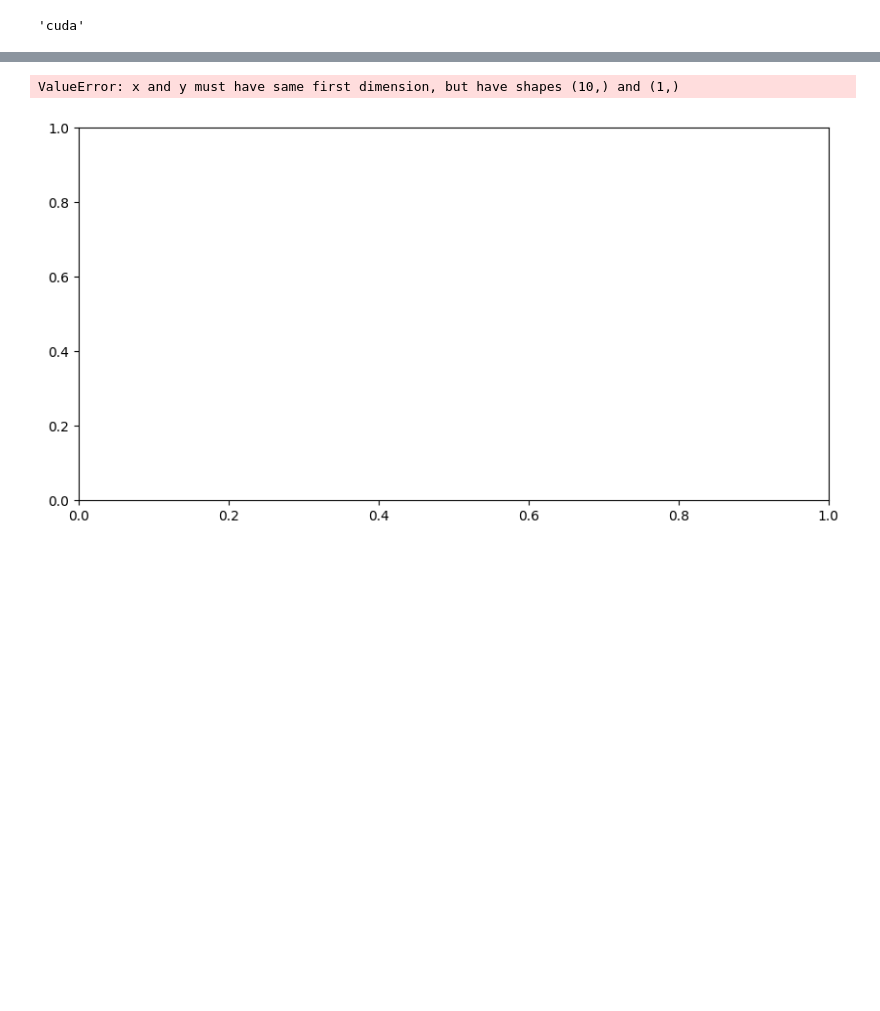
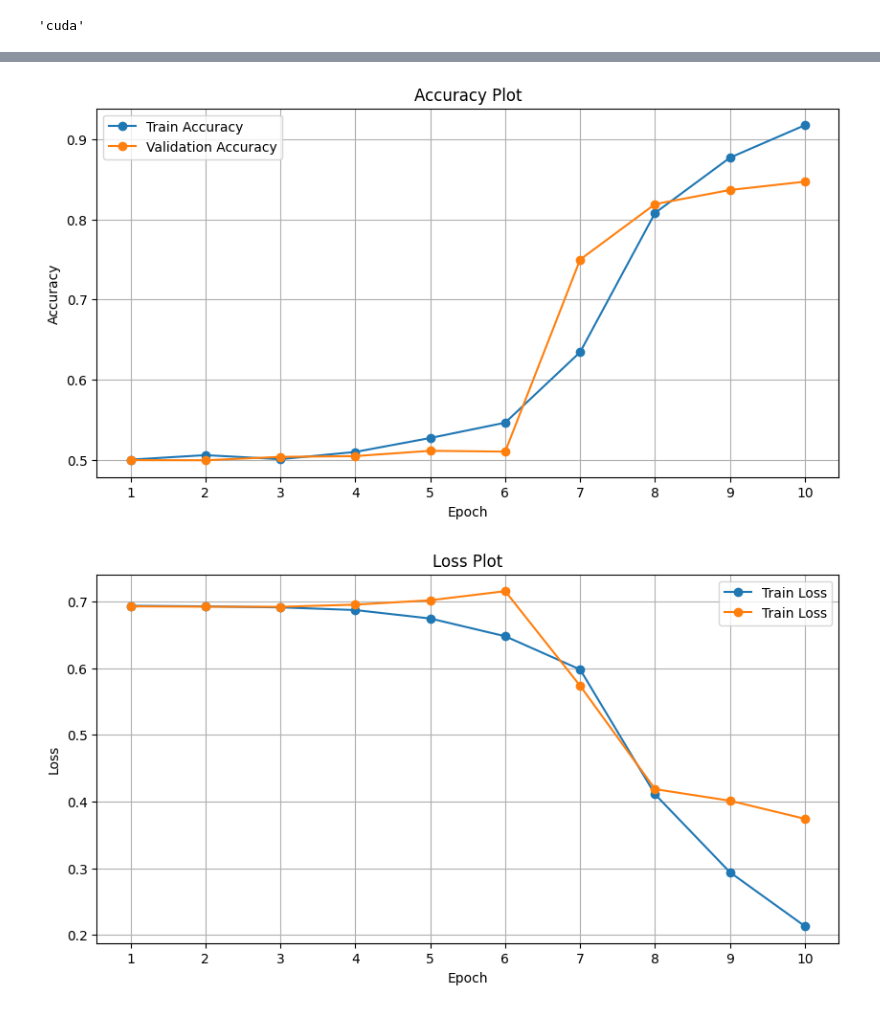
Before and after one commit to sehbeygi79/RNN-LSTM-Sentiment-Analysis, a Jupyter notebook: RNN-part2.ipynb, the cells around one changed output, grey strips where cells are left out. Saved outputs shown, nothing was run; the diff lists cells and outputs as text; code cells hidden in the pictures; blank space fills up the shorter version.

```diff
--- a/RNN-part2.ipynb
+++ b/RNN-part2.ipynb
@@ -112,11 +107,11 @@ FileNotFoundError: [Errno 2] No such file or directory: './preprocessed_dataset.
 # %%
 def make_dictionary(preprocessed_df):
-
     all_words = ' '.join(preprocessed_df.review.values).split()
     counter = Counter(all_words)
     vocab = sorted(counter, key=counter.get, reverse=True)
 
     idx_to_token = dict(enumerate(vocab, 1))
+    idx_to_token[0] = "<PADDING>"
     token_to_idx = {token: idx for idx, token in idx_to_token.items()}
 
     return idx_to_token, token_to_idx
@@ -183,11 +172,9 @@ batch_size = 256
 lr = 1e-3
 
 vocab_size = len(idx_to_token)
-output_size = 1
 embedding_size = 256
 hidden_size = 512
 n_layers = 2
-dropout = 0.25
 # %%
 train_dataset = TensorDataset(torch.from_numpy(X_train), torch.from_numpy(y_train))
 train_loader = DataLoader(train_dataset, batch_size=batch_size, shuffle=True)
@@ -202,27 +189,23 @@ class LSTMModel(nn.Module):
     def __init__(
         self,
         vocab_size,
-        output_size,
+        output_size=1,
         hidden_size=128,
         embedding_size=400,
         n_layers=2,
-        dropout=0.2,
     ):
         super(LSTMModel, self).__init__()
 
         self.embedding = nn.Embedding(vocab_size, embedding_size)
         self.lstm = nn.LSTM(
-            embedding_size, hidden_size, n_layers, dropout=dropout, batch_first=True
+            embedding_size, hidden_size, n_layers, batch_first=True
         )
-        self.dropout = nn.Dropout(0.3)
         self.fc = nn.Linear(hidden_size, output_size)
 
     def forward(self, x):
-
         out = self.embedding(x.long())
         out, _ = self.lstm(out)
         out = out[:, -1, :]
-        out = self.dropout(out)
         out = self.fc(out)
 
         return out
@@ -269,8 +252,6 @@ def run_epoch(
             y_pred.extend(y_hat.tolist())
 
     end = time.time()
-    if prefix == "test":
-        print("test ended")
 
     y_pred = np.asarray(y_pred)
     y_pred = np.array([1 if i == True else 0 for i in y_pred > 0.5])
@@ -515,27 +458,29 @@ Compile with `TORCH_USE_CUDA_DSA` to enable device-side assertions.
 # %%
-
-
 plt.figure(figsize=(10, 5))
 plt.plot(
-    range(1, num_epochs + 1), test_results["test acc"], label="Test Accuracy", marker="o"
+    range(1, num_epochs + 1), train_results["train acc"], label="Train Accuracy", marker="o"
 )
-plt.title("Test Accuracy Plot")
+plt.plot(
+    range(1, num_epochs + 1), train_results["val acc"], label="Validation Accuracy", marker="o"
+)
+plt.title("Accuracy Plot")
 plt.xlabel("Epoch")
 plt.ylabel("Accuracy")
 plt.xticks(range(1, num_epochs + 1))
 plt.legend()
 plt.grid(True)
 plt.show()
 
 plt.figure(figsize=(10, 5))
-plt.plot(range(1, num_epochs + 1), test_results["test loss"], label="Test Loss", marker="o")
-plt.title("Test Loss Plot")
+plt.plot(range(1, num_epochs + 1), train_results["train loss"], label="Train Loss", marker="o")
+plt.plot(range(1, num_epochs + 1), train_results["val loss"], label="Train Loss", marker="o")
+plt.title("Loss Plot")
 plt.xlabel("Epoch")
 plt.ylabel("Loss")
 plt.xticks(range(1, num_epochs + 1))
 plt.legend()
 plt.grid(True)
 plt.show()
 # %% [output]
-ValueError: x and y must have same first dimension, but have shapes (10,) and (1,)
-[figure, old version]
+[figure, new version]
+[figure, added]
```
Also changed, not shown: parts of 8 cells of this notebook.
